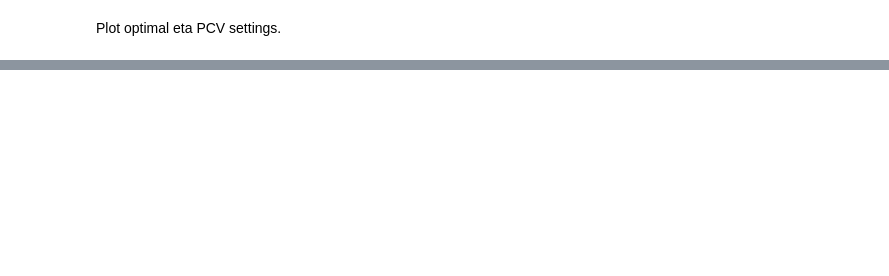
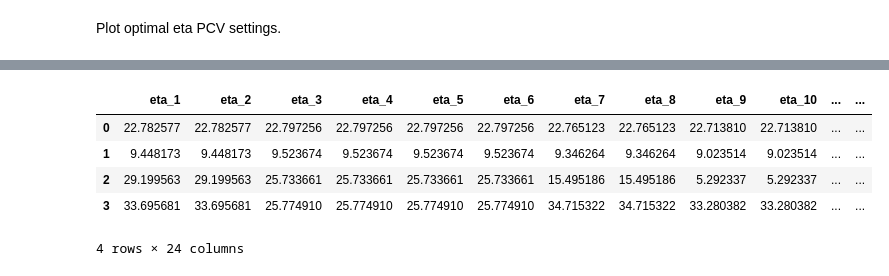
Before and after one commit to bradleywjenks/CIVE_70019_70057, a Jupyter notebook: notebooks/pressure_control.ipynb, the cells around one changed output, grey strips where cells are left out. Drawn from its saved outputs; the diff is of its cells as text; code cells hidden in the pictures; blank space fills up the shorter version.

```diff
--- a/notebooks/pressure_control.ipynb
+++ b/notebooks/pressure_control.ipynb
@@ -520,27 +542,27 @@ Plot network hydraulic states.
 # %% [markdown]
 Plot optimal eta PCV settings.
 # %%
-# # make time data
-# if net_info['nt'] > 24:
-#   time = np.asarray([num / 4 for num in range(net_info['nt'])]).reshape(-1, 1)
-# else:
-#   time = range(net_info['nt'])
+# make time data
+if net_info['nt'] > 24:
+  time = np.asarray([num / 4 for num in range(net_info['nt'])]).reshape(-1, 1)
+else:
+  time = range(net_info['nt'])
 
-# # delete PCV names
-# eta_data = eta_df.drop('link_ID', axis=1)
+# delete PCV names
+eta_data = eta_df.drop('link_ID', axis=1)
 
-# # define line styles (define more if needed)
-# line_styles = ['-', '--', '-.', ':']
+# define line styles (define more if needed)
+line_styles = ['-', '--', '-.', ':']
 
-# # plotting code
-# fig, ax = plt.subplots()
-# for idx, row in enumerate(eta_data.to_numpy()):
-#     ax.plot(time, row, label=pcv_name[idx], linestyle=line_styles[idx], color='tab:blue')
+# plotting code
+fig, ax = plt.subplots()
+for idx, row in enumerate(eta_data.to_numpy()):
+    ax.plot(time, row, label=pcv_name[idx], linestyle=line_styles[idx], color='tab:blue')
 
-# ax.set_xlabel('Time [h]', fontsize=14)
-# ax.set_ylabel('PCV local loss [m]', fontsize=14)
-# x_ticks = np.arange(0, 25, 4)
-# ax.set_xticks(x_ticks)
-# ax.grid(alpha=0.15)
-# ax.tick_params(which='major', labelsize=11)
-# ax.legend()
+ax.set_xlabel('Time [h]', fontsize=14)
+ax.set_ylabel('PCV local loss [m]', fontsize=14)
+x_ticks = np.arange(0, 25, 4)
+ax.set_xticks(x_ticks)
+ax.grid(alpha=0.15)
+ax.tick_params(which='major', labelsize=11)
+ax.legend()
@@ -548,0 +572,9 @@ Plot optimal eta PCV settings.
+# %%
+eta_data
+# %% [output]
+|  | eta_1 | eta_2 | eta_3 | eta_4 | eta_5 | eta_6 | eta_7 | eta_8 | eta_9 | eta_10 | ... | ... |
+| 0 | 22.782577 | 22.782577 | 22.797256 | 22.797256 | 22.797256 | 22.797256 | 22.765123 | 22.765123 | 22.713810 | 22.713810 | ... | ... |
+| 1 | 9.448173 | 9.448173 | 9.523674 | 9.523674 | 9.523674 | 9.523674 | 9.346264 | 9.346264 | 9.023514 | 9.023514 | ... | ... |
+| 2 | 29.199563 | 29.199563 | 25.733661 | 25.733661 | 25.733661 | 25.733661 | 15.495186 | 15.495186 | 5.292337 | 5.292337 | ... | ... |
+| 3 | 33.695681 | 33.695681 | 25.774910 | 25.774910 | 25.774910 | 25.774910 | 34.715322 | 34.715322 | 33.280382 | 33.280382 | ... | ... |
+4 rows × 24 columns
```
Also changed, not shown: parts of 11 cells of this notebook.
